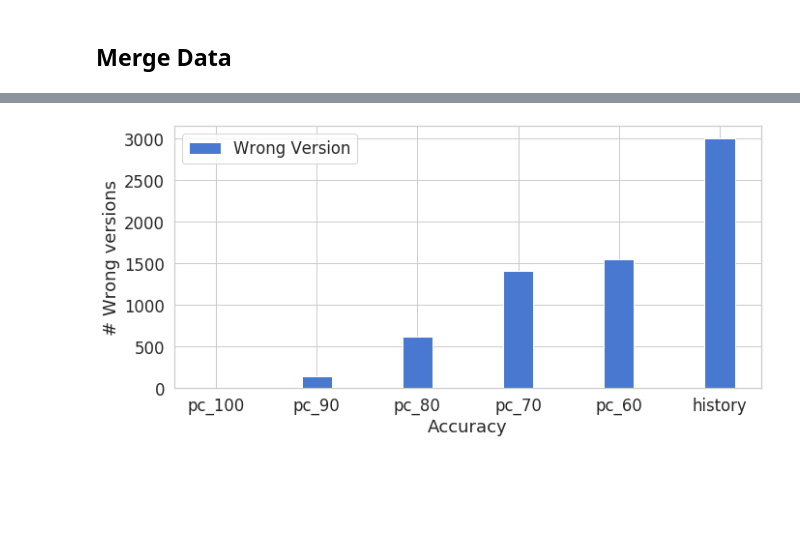
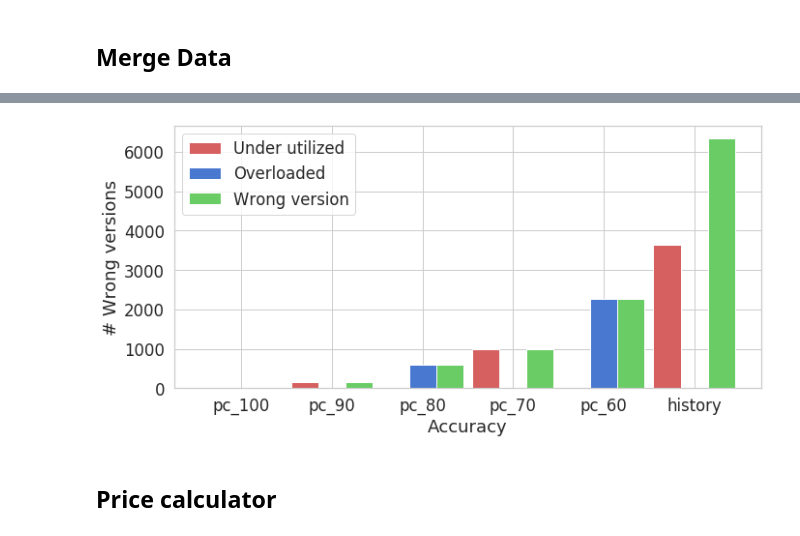
Before and after one commit to CN-UPB/Pishahang, a Jupyter notebook: son-mano-framework/plugins/son-mano-traffic-forecast/notebooks/Policy/policy_generator_trials.ipynb, the cells around one changed output, grey strips where cells are left out. Drawn from its saved outputs; the diff is of its cells as text; code cells hidden in the pictures; blank space fills up the shorter version.

```diff
--- a/son-mano-framework/plugins/son-mano-traffic-forecast/notebooks/Policy/policy_generator_trials.ipynb
+++ b/son-mano-framework/plugins/son-mano-traffic-forecast/notebooks/Policy/policy_generator_trials.ipynb
@@ -224,9 +264,8 @@ import numpy as np
 LOOK_AHEAD = 5 # Mins
 
 traffic_training_complete = pd.read_csv(r'/plugins/son-mano-traffic-forecast/notebooks/data/dataset_six_traffic.csv', index_col=0)
+
+traffic_training_complete = traffic_training_complete[:720]
 print(traffic_training_complete.shape)
 traffic_training_complete.head(5)
-
-# traffic_training_complete = traffic_training_complete[:720]
-traffic_training_complete.head(5)
 # %% [output]
@@ -412,24 +467,2 @@ for index_label, row_series in traffic_history.iterrows():
 # %% [markdown]
 ## Merge Data
-# %%
-# pd.concat([traffic_policy_test]*2, ignore_index=True)
-final_decision_dataset = pd.DataFrame()
-for _acc in accuracy_list:
-    final_decision_dataset["pc_{}".format(int(_acc*100))] = _results["pc_{}".format(int(_acc*100))].iloc[np.repeat(np.arange(len(_results["pc_{}".format(int(_acc*100))])), 5)].reset_index().drop('index', axis=1)['policy']
-
-    print("\npc_{}".format(int(_acc*100)))
-    print(final_decision_dataset["pc_{}".format(int(_acc*100))].value_counts())
-
-
-final_decision_dataset['history'] = traffic_history['history']
-
-print("\nHistory")
-print(final_decision_dataset['history'].value_counts())
-
-print("Switch Stats")
-print(switch_counter)
-
-
-final_decision_dataset.to_csv('./data/{}m_policy_decisions_dataset_six_traffic.csv'.format(LOOK_AHEAD))
-print(final_decision_dataset.shape)
-final_decision_dataset.head(10)
@@ -747,6 +649,8 @@ sums_downtime = []
 sums_buffertime = []
 sums_switchtime = []
 sums_wrongversion = []
+sums_under_utilized = []
+sums_over_loaded = []
 
 for k,v in qos_plot_data.iteritems():
     if k[0] == 'history':
@@ -762,6 +666,10 @@ for k,v in qos_plot_data.iteritems():
         sums_switchtime.append(v)
     elif k[1] == 'wrongversion':
         sums_wrongversion.append(v)
+    elif k[1] == 'under_utilized':
+        sums_under_utilized.append(v)
+    elif k[1] == 'over_loaded':
+        sums_over_loaded.append(v)
 # %%
 X_LABEL = 'Accuracy'
 Y_LABEL = 'Time (s)'
@@ -791,26 +699,28 @@ fig.tight_layout()
 # %%
 X_LABEL = 'Accuracy'
 Y_LABEL = '# Wrong versions'
 
 ind = np.arange(len(_type))
 width = 0.3
 sns.set(style='whitegrid', palette='muted', font_scale=1.5)
 
 fig, ax = plt.subplots(figsize=(10,5))
 
-# rects1 = ax.bar(ind - width, sums_downtime, width, label='Down time',color = 'r')
-rects2 = ax.bar(ind, sums_wrongversion, width, label='Wrong Version',color = 'b')
-# rects3 = ax.bar(ind + width, sums_switchtime, width, label='Switch time', color = 'g')
+rects1 = ax.bar(ind - width, sums_under_utilized, width, label='Under utilized',color = 'r')
+rects2 = ax.bar(ind, sums_over_loaded, width, label='Overloaded',color = 'b')
+rects3 = ax.bar(ind + width, sums_wrongversion, width, label='Wrong version', color = 'g')
 
 # Labels, title and custom x-axis tick labels, etc.
 ax.set_title('')
 
 ax.set_xlabel(X_LABEL)
 ax.set_ylabel(Y_LABEL)
 ax.set_xticks(ind)
 
 ax.set_xticklabels(_type)
 ax.legend()
 fig.tight_layout()
 # %% [output]
-[figure, old version]
+[figure, new version]
+# %% [markdown]
+## Price calculator
```
Also changed, not shown: parts of 22 cells of this notebook, 35 other files.
